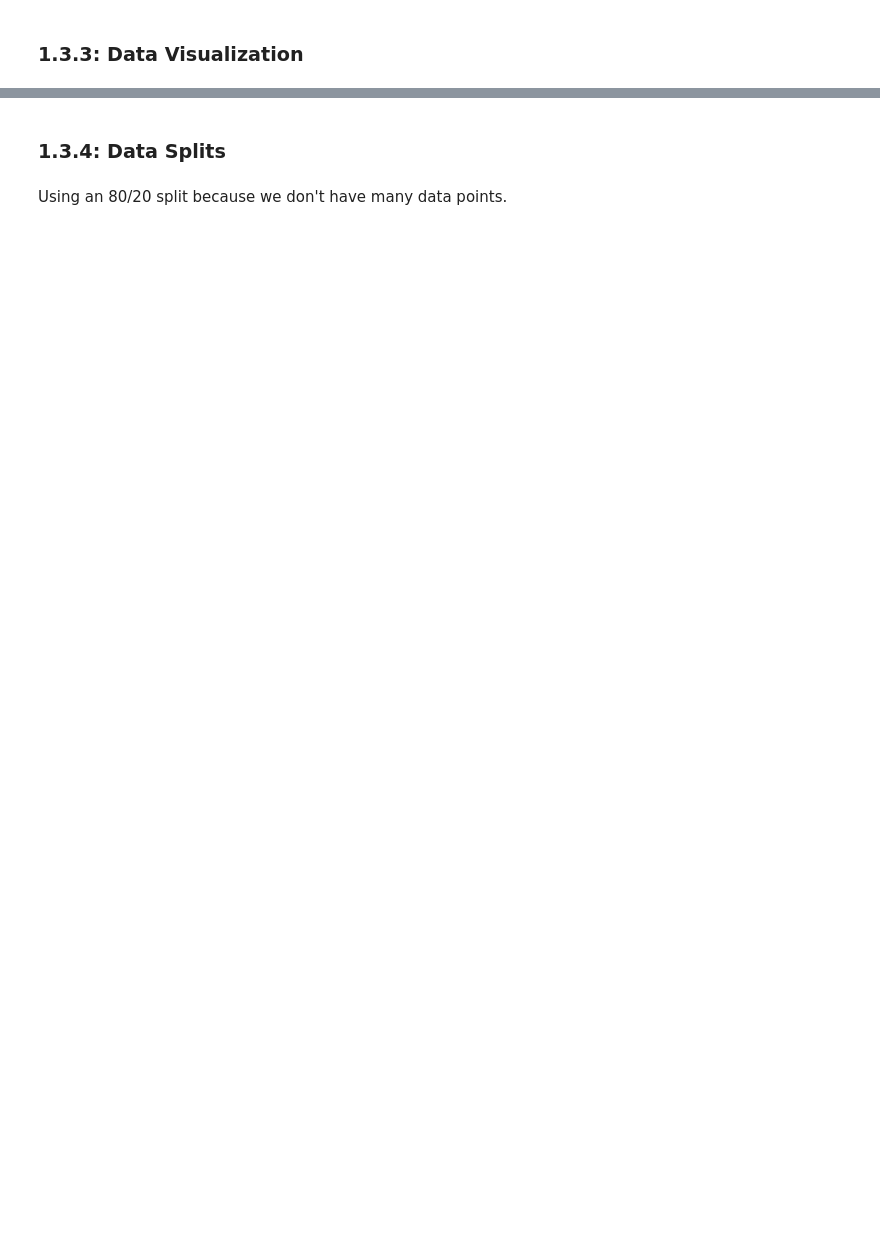
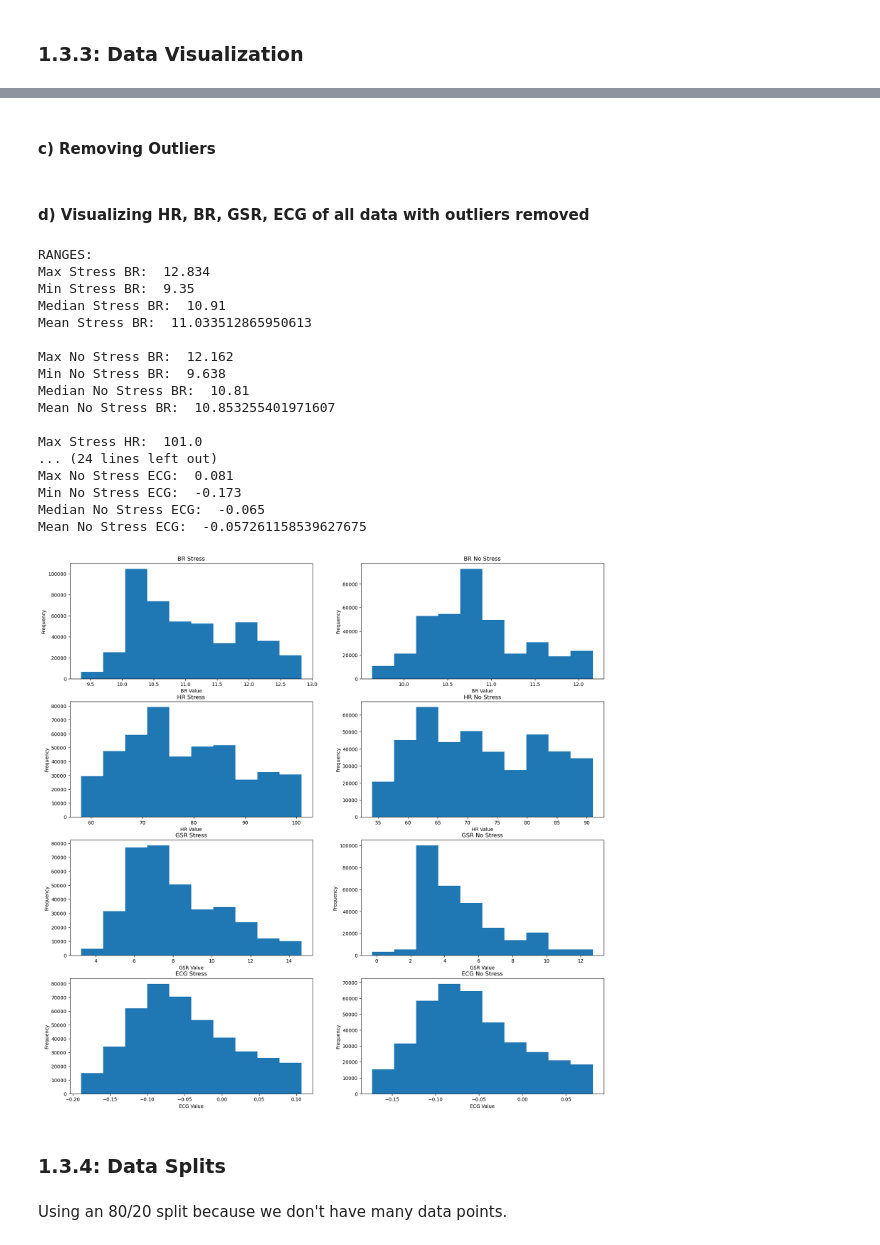
Before and after one commit to ibayoumi/SDP, a Jupyter notebook: stress_model.ipynb, the cells around one changed output, grey strips where cells are left out. Cells and saved outputs as stored; diff of their text form; code cells hidden in the pictures; blank space fills up the shorter version.

Commit message:
Stress model comparison and feature analysis

```diff
--- a/stress_model.ipynb
+++ b/stress_model.ipynb
@@ -2844,6 +3015,11 @@ hrv_feats_ns_16 = extract_hrv_feats(no_stress_inds_16, values_16)
 sdnn_ns_16 = hrv_feats_ns_16[0]
 rmsdd_ns_16 = hrv_feats_ns_16[1]
 mean_hr_ns_16 = hrv_feats_ns_16[2]
+
+br_ns_16 = list(no_stress_16[:,6])
+hr_ns_16 = list(no_stress_16[:,5])
+hand_gsr_ns_16 = list(no_stress_16[:,4])
+ecg_ns_16 = list(no_stress_16[:,1])
 # %% [output]
 Learning initial signal parameters...
 Failed to find 8 beats during learning.
@@ -2871,6 +3047,11 @@ QRS detection complete.
 sdnn_stress = []
 rmsdd_stress = []
 mean_hr_stress = []
+
+br_stress = []
+hr_stress = []
+hand_gsr_stress = []
+ecg_stress = []
 
 sdnn_stress = sdnn_stress_1 + sdnn_stress_2 + sdnn_stress_4 + sdnn_stress_5 + sdnn_stress_6 + sdnn_stress_7 + sdnn_stress_8 + sdnn_stress_9 + sdnn_stress_10 + sdnn_stress_11
 sdnn_stress = sdnn_stress + sdnn_stress_12 + sdnn_stress_13 + sdnn_stress_14 + sdnn_stress_15 + sdnn_stress_16
@@ -2881,16 +3062,37 @@ rmsdd_stress = rmsdd_stress + rmsdd_stress_10 + rmsdd_stress_11 + rmsdd_stress_1
 mean_hr_stress = mean_hr_stress_1 + mean_hr_stress_2 + mean_hr_stress_4 + mean_hr_stress_5 + mean_hr_stress_6 + mean_hr_stress_7 + mean_hr_stress_8 + mean_hr_stress_9 + mean_hr_stress_10
 mean_hr_stress = mean_hr_stress + mean_hr_stress_11 + mean_hr_stress_12 + mean_hr_stress_13 + mean_hr_stress_14 + mean_hr_stress_15 + mean_hr_stress_16
 
+br_stress = br_stress_1 + br_stress_2 + br_stress_4 + br_stress_5 + br_stress_6 + br_stress_7 + br_stress_8 + br_stress_9 + br_stress_10 + br_stress_11 + br_stress_12 + br_stress_13
+br_stress = br_stress + br_stress_14 + br_stress_15 + br_stress_16
+
+hr_stress = hr_stress_1 + hr_stress_2 + hr_stress_4 + hr_stress_5 + hr_stress_6 + hr_stress_7 + hr_stress_8 + hr_stress_9 + hr_stress_10 + hr_stress_11 + hr_stress_12 + hr_stress_13
+hr_stress = hr_stress + hr_stress_15 + hr_stress_16
+
+hand_gsr_stress = hand_gsr_stress_1 + hand_gsr_stress_4 + hand_gsr_stress_5 + hand_gsr_stress_6 + hand_gsr_stress_7 + hand_gsr_stress_8 + hand_gsr_stress_9 + hand_gsr_stress_10
+hand_gsr_stress = hand_gsr_stress + hand_gsr_stress_11 + hand_gsr_stress_12 + hand_gsr_stress_14 + hand_gsr_stress_15 + hand_gsr_stress_16
+
+ecg_stress = ecg_stress_1 + ecg_stress_2 + ecg_stress_4 + ecg_stress_5 + ecg_stress_6 + ecg_stress_7 + ecg_stress_8 + ecg_stress_9 + ecg_stress_10 + ecg_stress_11 + ecg_stress_12 + ecg_stress_13
+ecg_stress = ecg_stress + ecg_stress_14 + ecg_stress_15 + ecg_stress_16
+
 print("--Stress Lengths--")
 print("SDNN: ", len(sdnn_stress))
 print("RMSDD: ", len(rmsdd_stress))
 print("Mean HR: ", len(mean_hr_stress))
+print("HR: ", len(hr_stress))
+print("BR: ", len(br_stress))
+print("GSR: ", len(hand_gsr_stress))
+print("ECG: ", len(ecg_stress))
 
 
 # No Stress
 sdnn_ns = []
 rmsdd_ns = []
 mean_hr_ns = []
+
+br_ns = []
+hr_ns = []
+hand_gsr_ns = []
+ecg_ns = []
 
 sdnn_ns = sdnn_ns_1 + sdnn_ns_2 + sdnn_ns_4 + sdnn_ns_5 + sdnn_ns_6 + sdnn_ns_7 + sdnn_ns_8 + sdnn_ns_9 + sdnn_ns_10 + sdnn_ns_11 + sdnn_ns_12 + sdnn_ns_13 + sdnn_ns_14 + sdnn_ns_15 + sdnn_ns_16
 
@@ -2900,10 +3102,22 @@ rmsdd_ns = rmsdd_ns + rmsdd_ns_15 + rmsdd_ns_16
 mean_hr_ns = mean_hr_ns_1 + mean_hr_ns_2 + mean_hr_ns_4 + mean_hr_ns_5 + mean_hr_ns_6 + mean_hr_ns_7 + mean_hr_ns_8 + mean_hr_ns_9 + mean_hr_ns_10 + mean_hr_ns_11
 mean_hr_ns = mean_hr_ns + mean_hr_ns_12 + mean_hr_ns_13 + mean_hr_ns_14 + mean_hr_ns_15 + mean_hr_ns_16
 
+br_ns = br_ns_1 + br_ns_2 + br_ns_4 + br_ns_5 + br_ns_6 + br_ns_7 + br_ns_8 + br_ns_9 + br_ns_10 + br_ns_11 + br_ns_12 + br_ns_13 + br_ns_14 + br_ns_15 + br_ns_16
+hr_ns = hr_ns_1 + hr_ns_2 + hr_ns_4 + hr_ns_5 + hr_ns_6 + hr_ns_7 + hr_ns_8 + hr_ns_9 + hr_ns_10 + hr_ns_11 + hr_ns_12 + hr_ns_13 + hr_ns_15 + hr_ns_16
+
+hand_gsr_ns = hand_gsr_ns_1 + hand_gsr_ns_4 + hand_gsr_ns_5 + hand_gsr_ns_6 + hand_gsr_ns_7 + hand_gsr_ns_8 + hand_gsr_ns_9 + hand_gsr_ns_10 + hand_gsr_ns_11 + hand_gsr_ns_12
+hand_gsr_ns = hand_gsr_ns + hand_gsr_ns_14 + hand_gsr_ns_15 + hand_gsr_ns_16
+
+ecg_ns = ecg_ns_1 + ecg_ns_2 + ecg_ns_4 + ecg_ns_5 + ecg_ns_6 + ecg_ns_7 + ecg_ns_8 + ecg_ns_9 + ecg_ns_10 + ecg_ns_11 + ecg_ns_12 + ecg_ns_13 + ecg_ns_14 + ecg_ns_15 + ecg_ns_16
+
 print("--No Stress Lengths--")
 print("SDNN: ", len(sdnn_ns))
 print("RMSDD: ", len(rmsdd_ns))
 print("Mean HR: ", len(mean_hr_ns))
+print("HR: ", len(hr_ns))
+print("BR: ", len(br_ns))
+print("GSR: ", len(hand_gsr_ns))
+print("ECG: ", len(ecg_ns))
 # %% [output]
 --Stress Lengths--
 SDNN:  155
@@ -2998,0 +3379,2 @@ Text(0.5, 1.0, 'Mean HR No Stress')
+# %% [markdown]
+#### c) Removing Outliers
@@ -2999,3 +3400,26 @@ Text(0.5, 1.0, 'Mean HR No Stress')
+# %% [markdown]
+#### d) Visualizing HR, BR, GSR, ECG of all data with outliers removed
+# %%
+show_histogram()
+# %% [output]
+RANGES:
+Max Stress BR:  12.834
+Min Stress BR:  9.35
+Median Stress BR:  10.91
+Mean Stress BR:  11.033512865950613
+
+Max No Stress BR:  12.162
+Min No Stress BR:  9.638
+Median No Stress BR:  10.81
+Mean No Stress BR:  10.853255401971607
+
+Max Stress HR:  101.0
+... (24 lines left out)
+Max No Stress ECG:  0.081
+Min No Stress ECG:  -0.173
+Median No Stress ECG:  -0.065
+Mean No Stress ECG:  -0.057261158539627675
+[figure, added]
 # %% [markdown]
 ### 1.3.4: Data Splits
 # %% [markdown]
```
Also changed, not shown: parts of 119 cells of this notebook.
